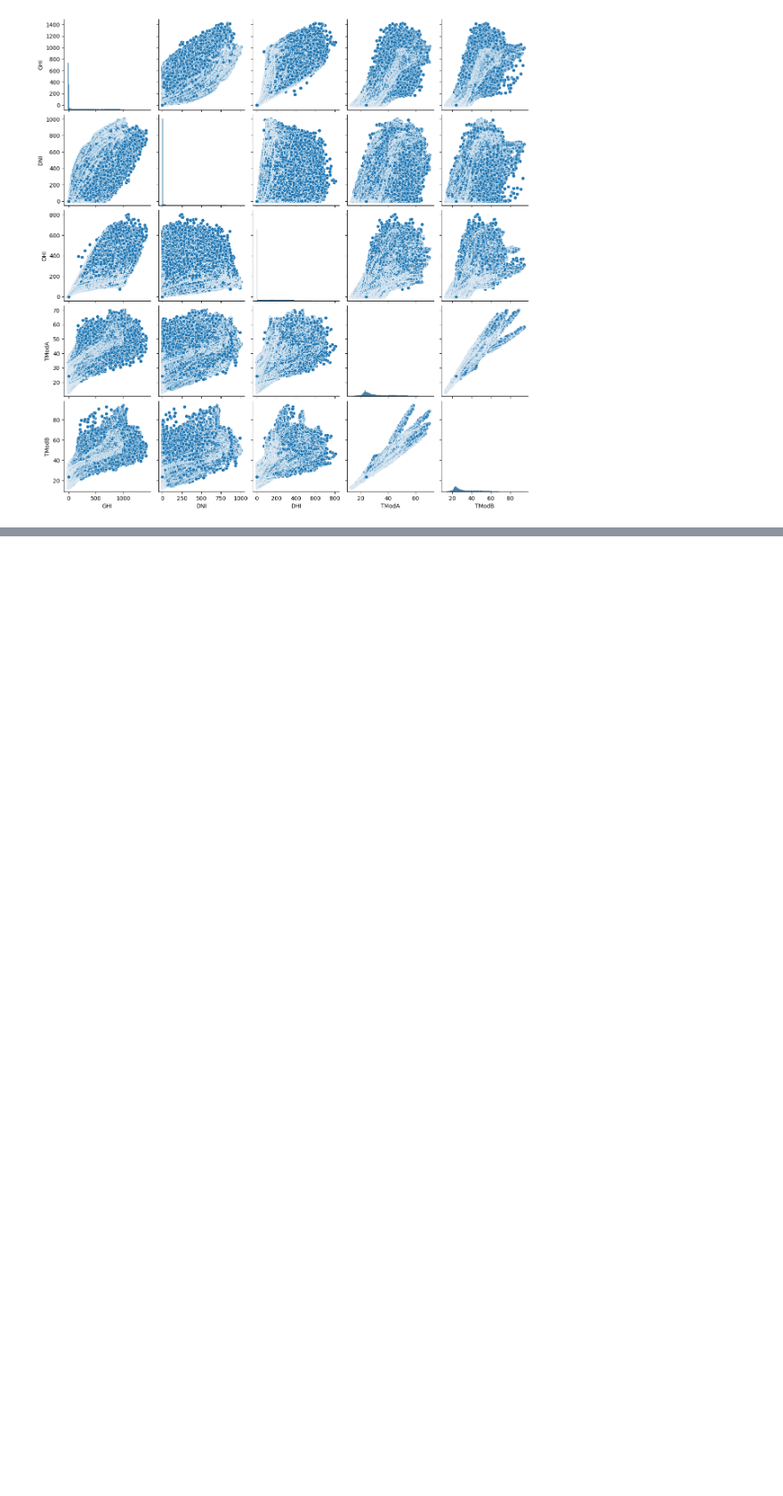
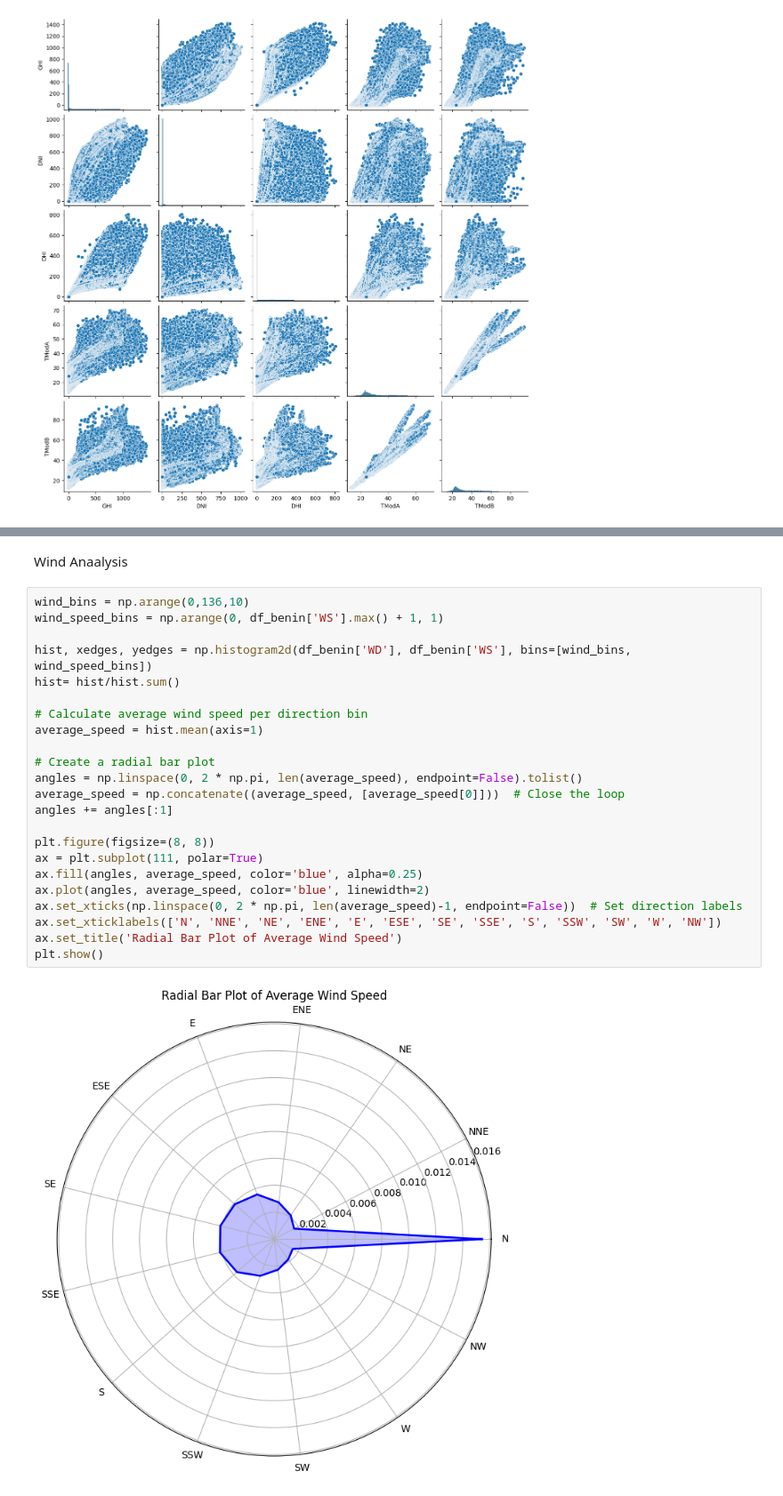
Before and after one commit to Amanzlastt/kifiyaweek0, a Jupyter notebook: notebooks/EDA.ipynb, the cells around one changed output, grey strips where cells are left out. Shown at 89% size. Cells and saved outputs as stored; diff of their text form; blank space fills up the shorter version.

```diff
--- a/notebooks/EDA.ipynb
+++ b/notebooks/EDA.ipynb
@@ -262,0 +262,27 @@ AttributeError: module 'matplotlib.pyplot' has no attribute 'subtitle'
+# %% [markdown]
+Wind Anaalysis
+# %%
+wind_bins = np.arange(0,136,10)
+wind_speed_bins = np.arange(0, df_benin['WS'].max() + 1, 1)
+
+hist, xedges, yedges = np.histogram2d(df_benin['WD'], df_benin['WS'], bins=[wind_bins, wind_speed_bins])
+hist= hist/hist.sum()
+
+# Calculate average wind speed per direction bin
+average_speed = hist.mean(axis=1)
+
+# Create a radial bar plot
+angles = np.linspace(0, 2 * np.pi, len(average_speed), endpoint=False).tolist()
+average_speed = np.concatenate((average_speed, [average_speed[0]]))  # Close the loop
+angles += angles[:1]
+
+plt.figure(figsize=(8, 8))
+ax = plt.subplot(111, polar=True)
+ax.fill(angles, average_speed, color='blue', alpha=0.25)
+ax.plot(angles, average_speed, color='blue', linewidth=2)
+ax.set_xticks(np.linspace(0, 2 * np.pi, len(average_speed)-1, endpoint=False))  # Set direction labels
+ax.set_xticklabels(['N', 'NNE', 'NE', 'ENE', 'E', 'ESE', 'SE', 'SSE', 'S', 'SSW', 'SW', 'W', 'NW'])
+ax.set_title('Radial Bar Plot of Average Wind Speed')
+plt.show()
+# %% [output]
+[figure, added]
```
Also changed, not shown: parts of 3 cells of this notebook.
